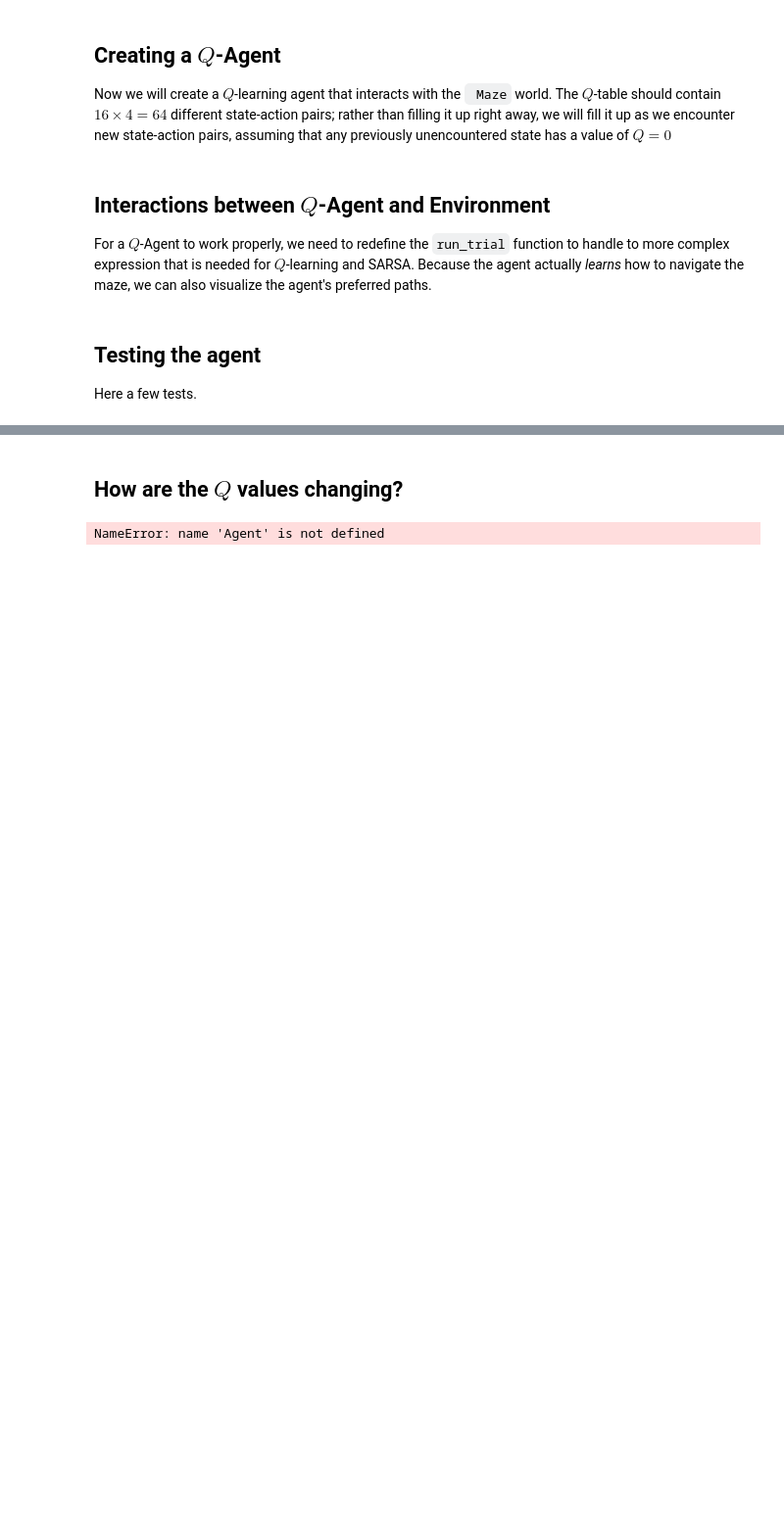
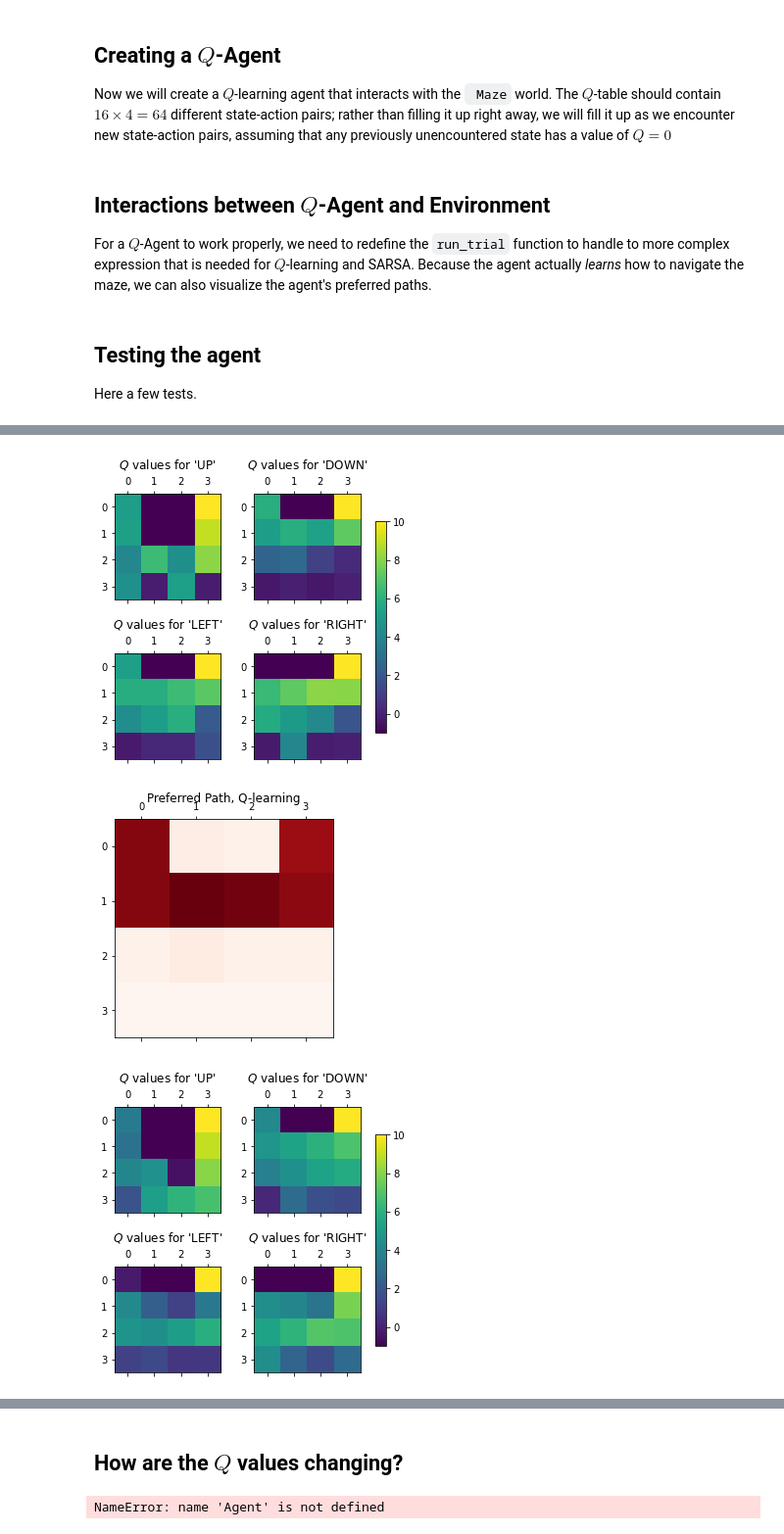
Before and after one commit to TheRealDrDre/CompCogNeuro, a Jupyter notebook: RL/RL2_agents.ipynb, the cells around one changed output, grey strips where cells are left out. Shown at 98% size. Drawn from its saved outputs; the diff is of its cells as text; code cells hidden in the pictures; blank space fills up the shorter version.

Commit message:
Added SARSA v. Qlearning example

```diff
--- a/RL/RL2_agents.ipynb
+++ b/RL/RL2_agents.ipynb
@@ -442,0 +457,18 @@ visualize_history(h)
+# %%
+m = Maze("grid2.txt")
+a1 = QAgent(epsilon = 0.1, method = "Q-learning")
+a2 = QAgent(epsilon = 0.1, method = "SARSA")
+
+run_trials(m, a1, 5000)
+visualizeQ(a1)
+h1 = run_trials(m, a1, 100)
+visualize_history(h1, title = "Preferred Path, Q-learning")
+
+run_trials(m, a2, 5000)
+visualizeQ(a2)
+h2 = run_trials(m, a2, 100)
+visualize_history(h2, title = "Preferred Path, SARSA")
+# %% [output]
+[figure, added]
+[figure, added]
+[figure, added]
```
Also changed, not shown: parts of 9 cells of this notebook, 2 other files.
